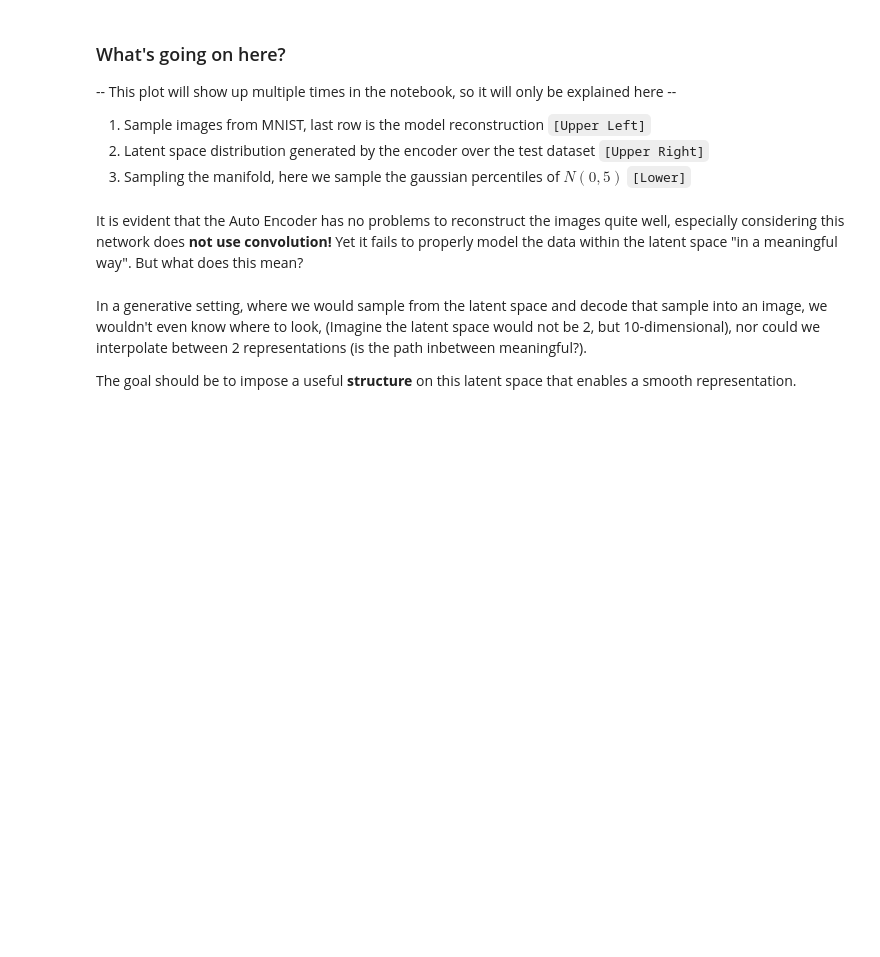
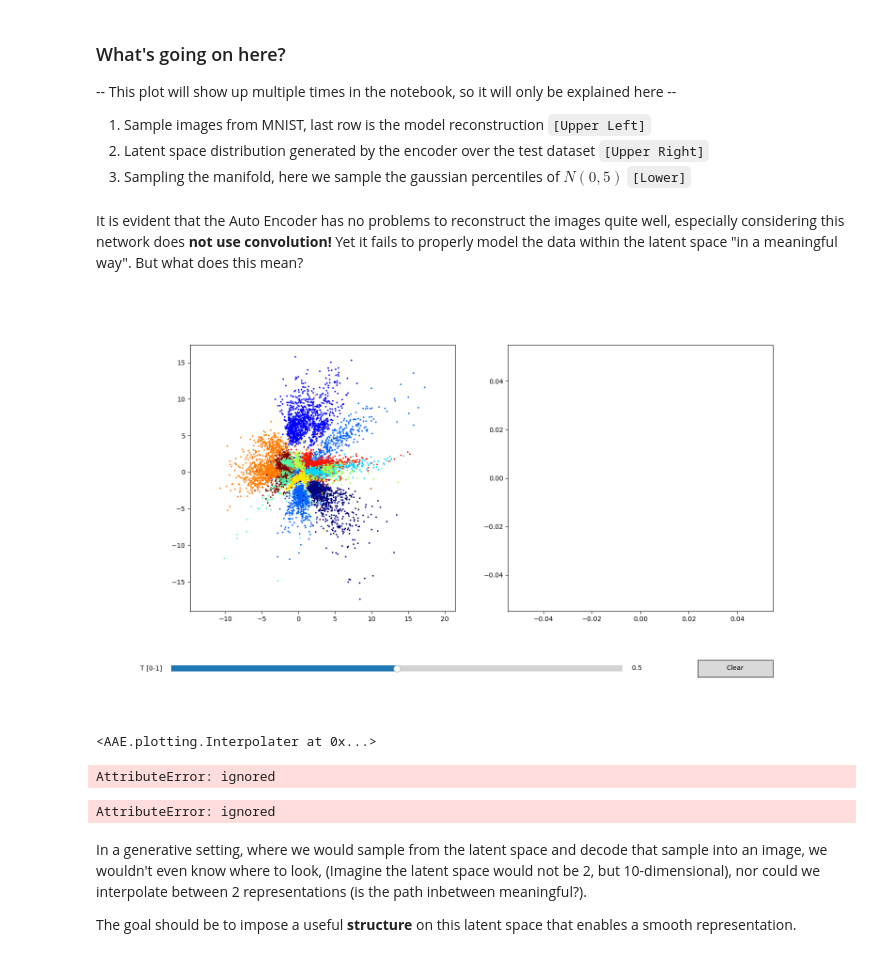
Before and after one commit to JannickS1812/Adversarial-Autoencoder, a Jupyter notebook: The Autoencoder Zoo.ipynb, the cells around one changed output. Cells and saved outputs as stored; diff of their text form; code cells hidden in the pictures; blank space fills up the shorter version.

```diff
--- a/The Autoencoder Zoo.ipynb
+++ b/The Autoencoder Zoo.ipynb
@@ -258,6 +250,13 @@ plotting.visualize(ae, data_plot, mnist_vis_test, device=device)
 3. Sampling the manifold, here we sample the gaussian percentiles of $N(0,5)$ `[Lower]`
 # %% [markdown]
 It is evident that the Auto Encoder has no problems to reconstruct the images quite well, especially considering this network does **not use convolution!** Yet it fails to properly model the data within the latent space "in a meaningful way". But what does this mean?
+# %%
+plotting.Interpolater(ae,os.path.join('AAE', 'models', 'ae.pt'),data_plot,device)
+# %% [output]
+[figure, added]
+<AAE.plotting.Interpolater at 0x...>
+AttributeError: ignored
+AttributeError: ignored
 # %% [markdown]
 In a generative setting, where we would sample from the latent space and decode that sample into an image, we wouldn't even know where to look, (Imagine the latent space would not be 2, but 10-dimensional), nor could we interpolate between 2 representations (is the path inbetween meaningful?).
 
```
Also changed, not shown: parts of 5 cells of this notebook, 1 other file.
